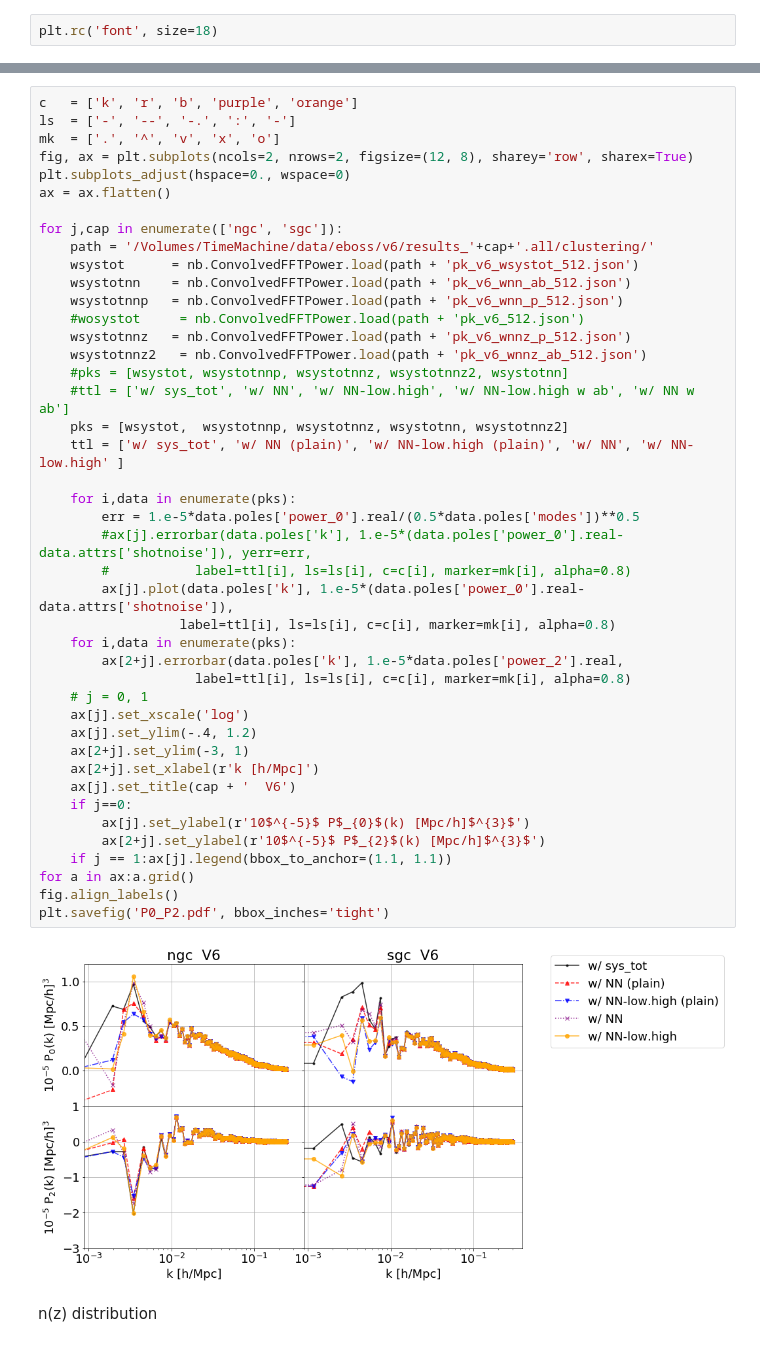
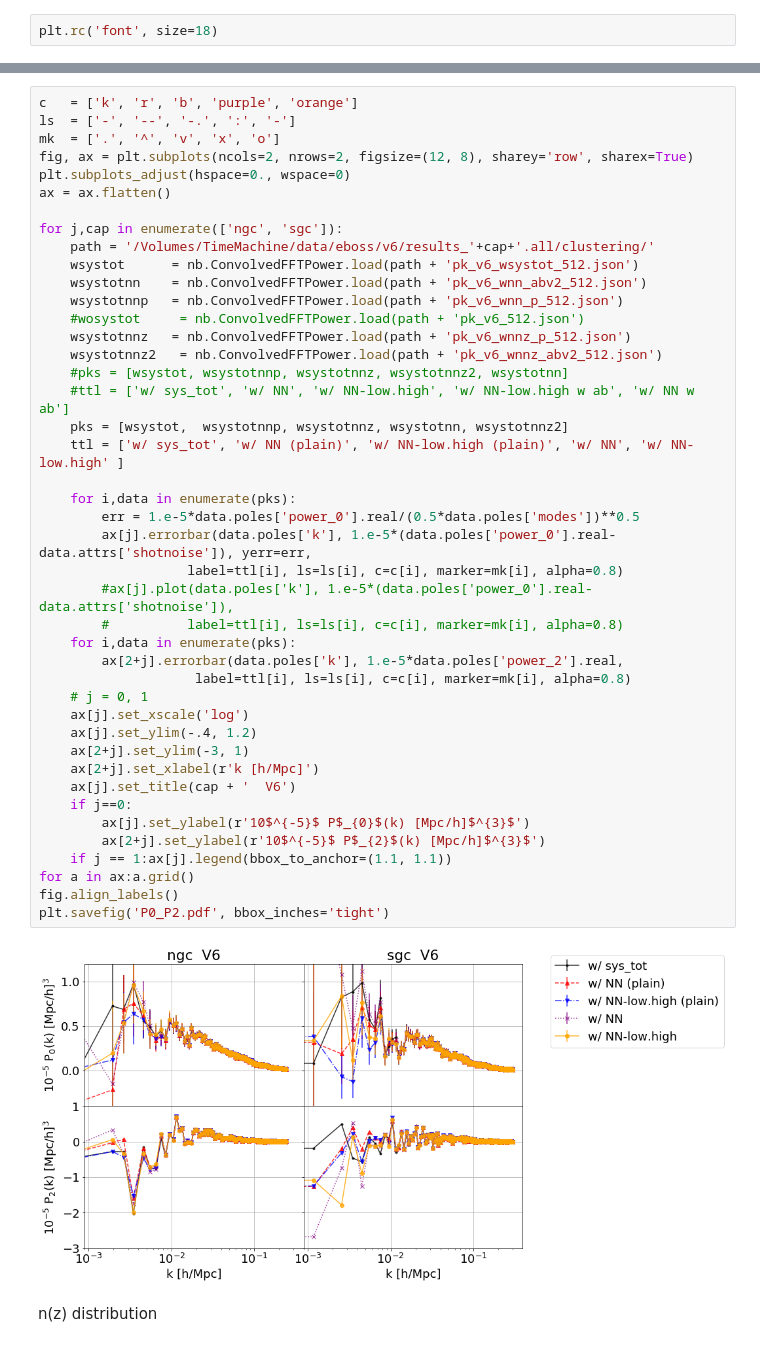
Before and after one commit to mehdirezaie/eboss, a Jupyter notebook: eboss_3D.ipynb, the cells around one changed output, grey strips where cells are left out. Saved outputs shown, nothing was run; the diff lists cells and outputs as text.

```diff
--- a/eboss_3D.ipynb
+++ b/eboss_3D.ipynb
@@ -22,40 +24,40 @@ ax = ax.flatten()
 for j,cap in enumerate(['ngc', 'sgc']):
     path = '/Volumes/TimeMachine/data/eboss/v6/results_'+cap+'.all/clustering/'
     wsystot      = nb.ConvolvedFFTPower.load(path + 'pk_v6_wsystot_512.json')
-    wsystotnn    = nb.ConvolvedFFTPower.load(path + 'pk_v6_wnn_ab_512.json')
+    wsystotnn    = nb.ConvolvedFFTPower.load(path + 'pk_v6_wnn_abv2_512.json')
     wsystotnnp   = nb.ConvolvedFFTPower.load(path + 'pk_v6_wnn_p_512.json')
     #wosystot     = nb.ConvolvedFFTPower.load(path + 'pk_v6_512.json')
     wsystotnnz   = nb.ConvolvedFFTPower.load(path + 'pk_v6_wnnz_p_512.json')
-    wsystotnnz2   = nb.ConvolvedFFTPower.load(path + 'pk_v6_wnnz_ab_512.json')
+    wsystotnnz2   = nb.ConvolvedFFTPower.load(path + 'pk_v6_wnnz_abv2_512.json')
     #pks = [wsystot, wsystotnnp, wsystotnnz, wsystotnnz2, wsystotnn]
     #ttl = ['w/ sys_tot', 'w/ NN', 'w/ NN-low.high', 'w/ NN-low.high w ab', 'w/ NN w ab']
     pks = [wsystot,  wsystotnnp, wsystotnnz, wsystotnn, wsystotnnz2]
     ttl = ['w/ sys_tot', 'w/ NN (plain)', 'w/ NN-low.high (plain)', 'w/ NN', 'w/ NN-low.high' ]
 
     for i,data in enumerate(pks):
         err = 1.e-5*data.poles['power_0'].real/(0.5*data.poles['modes'])**0.5
-        #ax[j].errorbar(data.poles['k'], 1.e-5*(data.poles['power_0'].real-data.attrs['shotnoise']), yerr=err,
-        #           label=ttl[i], ls=ls[i], c=c[i], marker=mk[i], alpha=0.8)
-        ax[j].plot(data.poles['k'], 1.e-5*(data.poles['power_0'].real-data.attrs['shotnoise']),
-                  label=ttl[i], ls=ls[i], c=c[i], marker=mk[i], alpha=0.8)
+        ax[j].errorbar(data.poles['k'], 1.e-5*(data.poles['power_0'].real-data.attrs['shotnoise']), yerr=err,
+                   label=ttl[i], ls=ls[i], c=c[i], marker=mk[i], alpha=0.8)
+        #ax[j].plot(data.poles['k'], 1.e-5*(data.poles['power_0'].real-data.attrs['shotnoise']),
+        #          label=ttl[i], ls=ls[i], c=c[i], marker=mk[i], alpha=0.8)
     for i,data in enumerate(pks):
         ax[2+j].errorbar(data.poles['k'], 1.e-5*data.poles['power_2'].real,
                     label=ttl[i], ls=ls[i], c=c[i], marker=mk[i], alpha=0.8)
     # j = 0, 1
     ax[j].set_xscale('log')
     ax[j].set_ylim(-.4, 1.2)
     ax[2+j].set_ylim(-3, 1)
     ax[2+j].set_xlabel(r'k [h/Mpc]')
     ax[j].set_title(cap + '  V6')
     if j==0:
         ax[j].set_ylabel(r'10$^{-5}$ P$_{0}$(k) [Mpc/h]$^{3}$')
         ax[2+j].set_ylabel(r'10$^{-5}$ P$_{2}$(k) [Mpc/h]$^{3}$')
     if j == 1:ax[j].legend(bbox_to_anchor=(1.1, 1.1))
 for a in ax:a.grid()
 fig.align_labels()
 plt.savefig('P0_P2.pdf', bbox_inches='tight')
 # %% [output]
-[figure, old version]
+[figure, new version]
 # %% [markdown]
 n(z) distribution
 # %%
```
Also changed, not shown: parts of 1 cell of this notebook, 1 other file.
